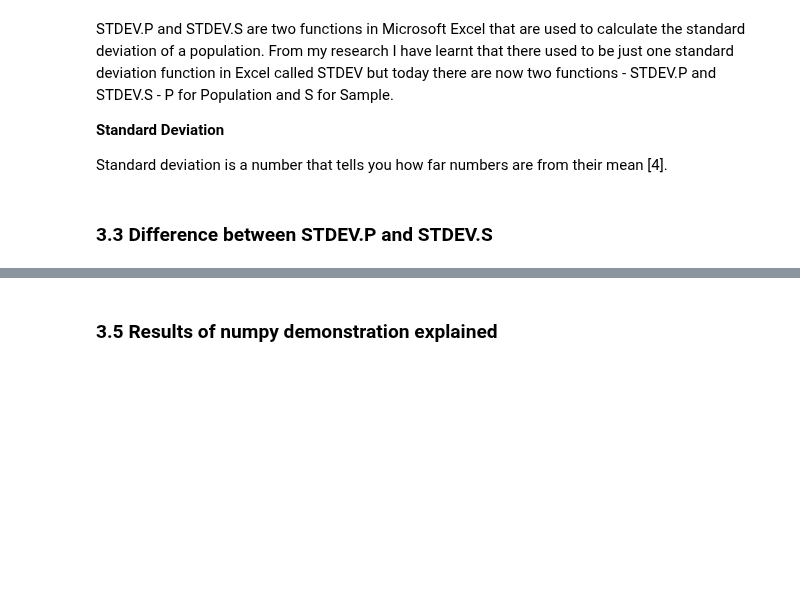
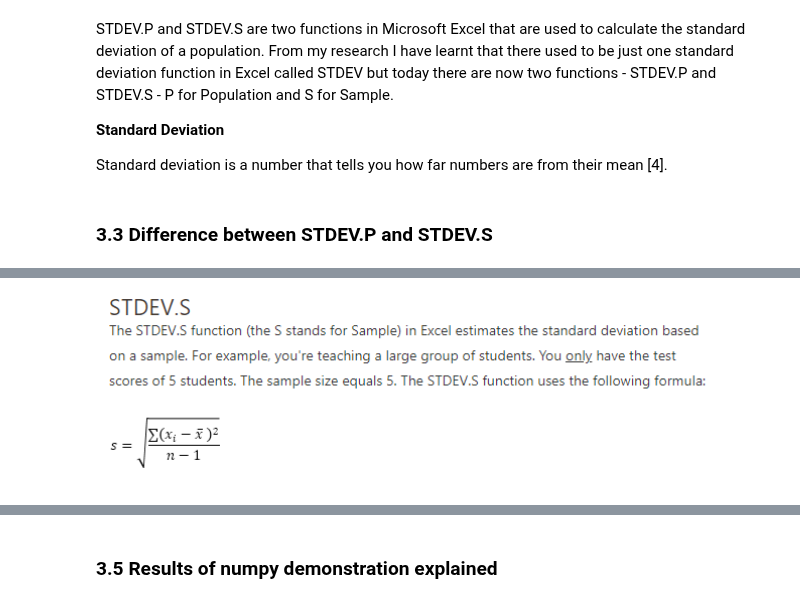
Before and after one commit to johndunne2019/Tasks-2020-Machine-Learning-and-Statistics, a Jupyter notebook: Tasks.ipynb, the cells around one changed output, grey strips where cells are left out. Saved outputs shown, nothing was run; the diff lists cells and outputs as text; code cells hidden in the pictures; blank space fills up the shorter version.

```diff
--- a/Tasks.ipynb
+++ b/Tasks.ipynb
@@ -632,0 +648,5 @@ I found a good explanation of the difference between STDEV.P and STDEV.S using a
+# %%
+display the image from [4]
+Image(filename = "img/STDEVS.PNG", width = 800, height = 400)
+# %% [output]
+[figure, added]
```
Also changed, not shown: parts of 6 cells of this notebook, 2 other files.
